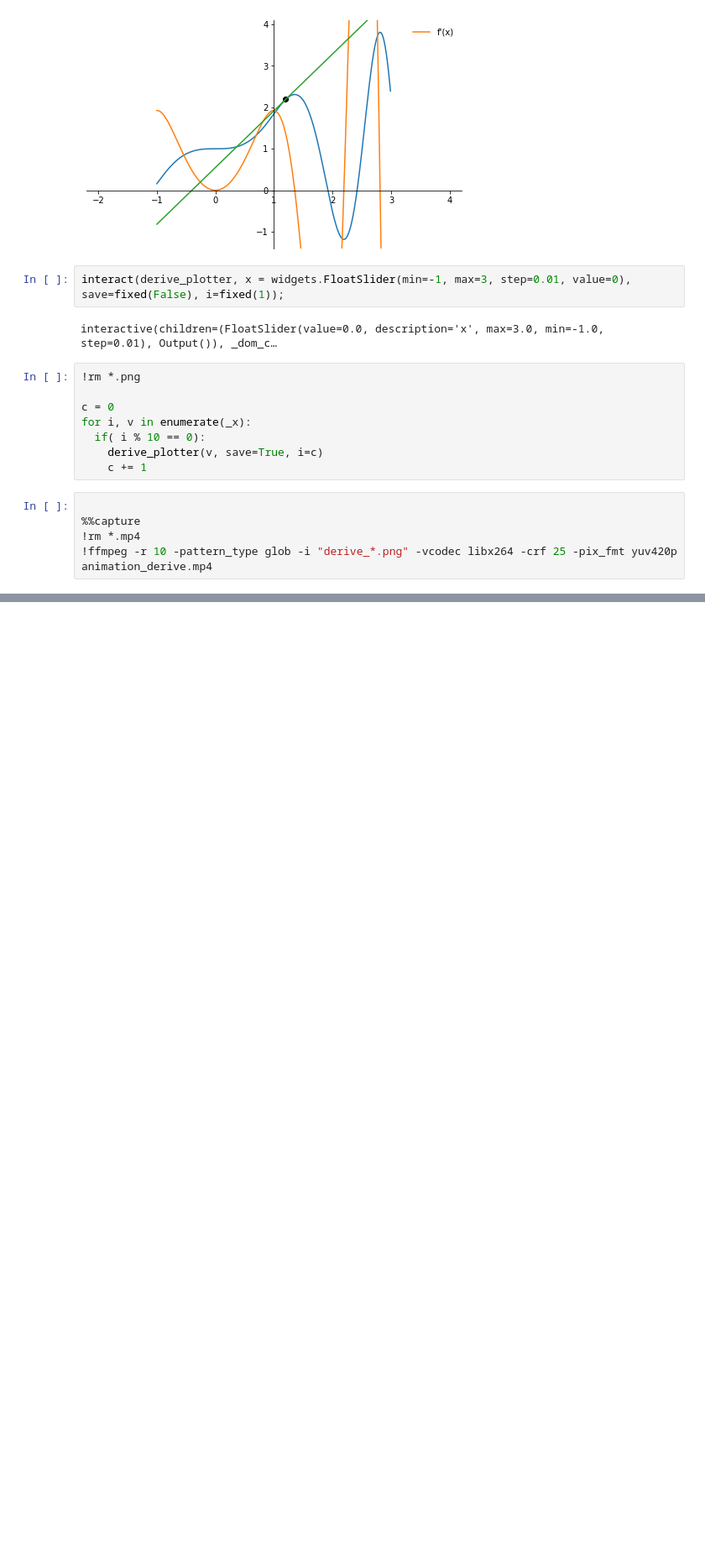
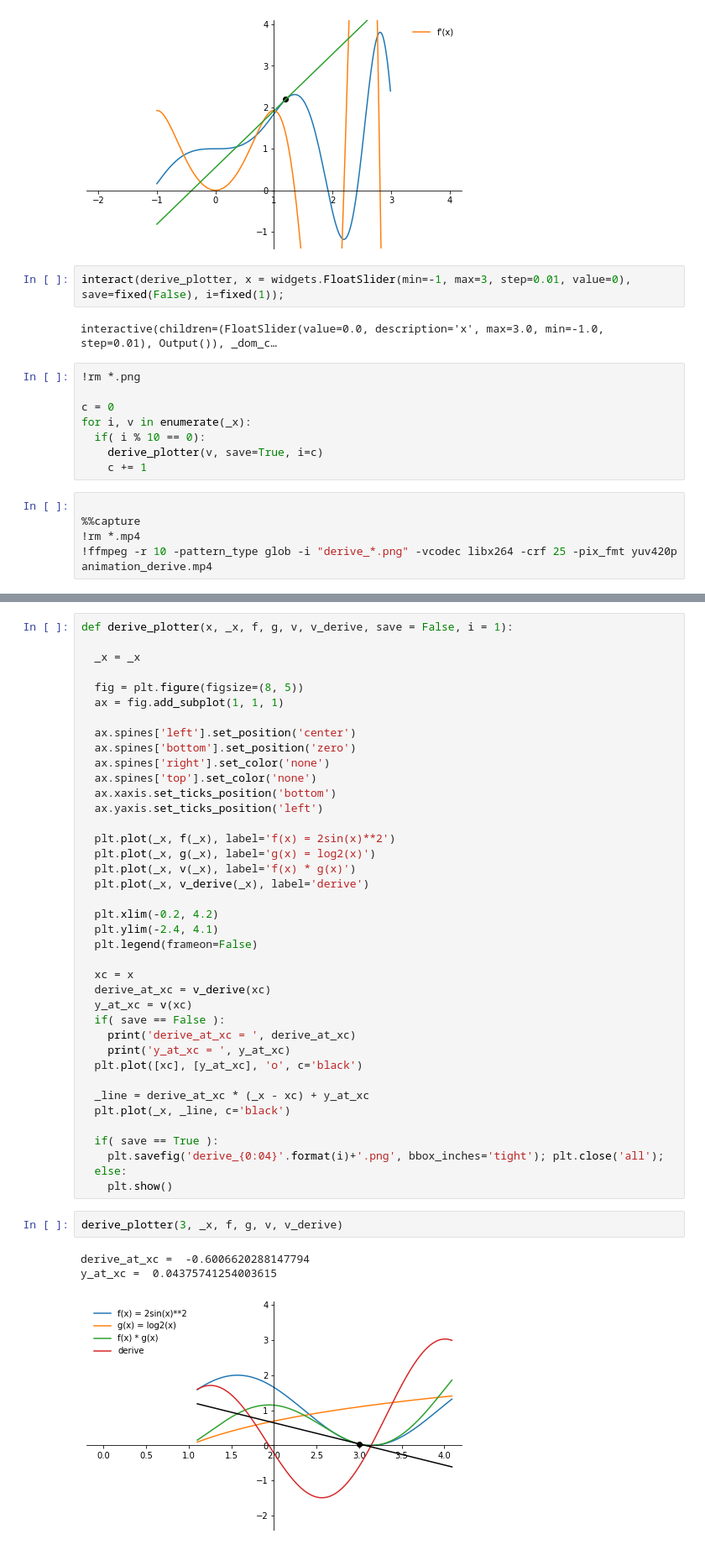
Before and after one commit to JoDeMiro/DeepLearningIntroduction, a Jupyter notebook: 00_Math_behind_Neural_Network_and_Gradient_Descent.ipynb, the cells around one changed output, grey strips where cells are left out. Shown at 84% size. Saved outputs shown, nothing was run; the diff lists cells and outputs as text; blank space fills up the shorter version.

```diff
--- a/00_Math_behind_Neural_Network_and_Gradient_Descent.ipynb
+++ b/00_Math_behind_Neural_Network_and_Gradient_Descent.ipynb
@@ -378,0 +441,45 @@ HTML("""
+# %%
+def derive_plotter(x, _x, f, g, v, v_derive, save = False, i = 1):
+
+  _x = _x
+
+  fig = plt.figure(figsize=(8, 5))
+  ax = fig.add_subplot(1, 1, 1)
+
+  ax.spines['left'].set_position('center')
+  ax.spines['bottom'].set_position('zero')
+  ax.spines['right'].set_color('none')
+  ax.spines['top'].set_color('none')
+  ax.xaxis.set_ticks_position('bottom')
+  ax.yaxis.set_ticks_position('left')
+
+  plt.plot(_x, f(_x), label='f(x) = 2sin(x)**2')
+  plt.plot(_x, g(_x), label='g(x) = log2(x)')
+  plt.plot(_x, v(_x), label='f(x) * g(x)')
+  plt.plot(_x, v_derive(_x), label='derive')
+
+  plt.xlim(-0.2, 4.2)
+  plt.ylim(-2.4, 4.1)
+  plt.legend(frameon=False)
+
+  xc = x
+  derive_at_xc = v_derive(xc)
+  y_at_xc = v(xc)
+  if( save == False ):
+    print('derive_at_xc = ', derive_at_xc)
+    print('y_at_xc = ', y_at_xc)
+  plt.plot([xc], [y_at_xc], 'o', c='black')
+
+  _line = derive_at_xc * (_x - xc) + y_at_xc
+  plt.plot(_x, _line, c='black')
+
+  if( save == True ):
+    plt.savefig('derive_{0:04}'.format(i)+'.png', bbox_inches='tight'); plt.close('all');
+  else:
+    plt.show()
+# %%
+derive_plotter(3, _x, f, g, v, v_derive)
+# %% [output]
+derive_at_xc =  -0.6006620288147794
+y_at_xc =  0.04375741254003615
+[figure, added]
```
Also changed, not shown: parts of 8 cells of this notebook.
